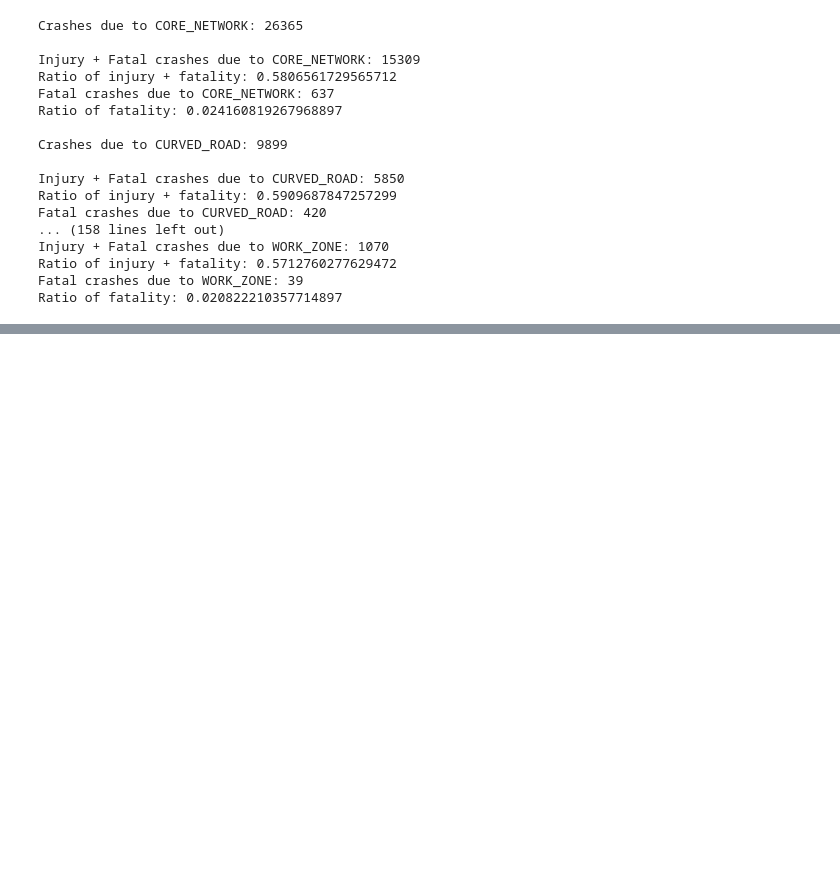
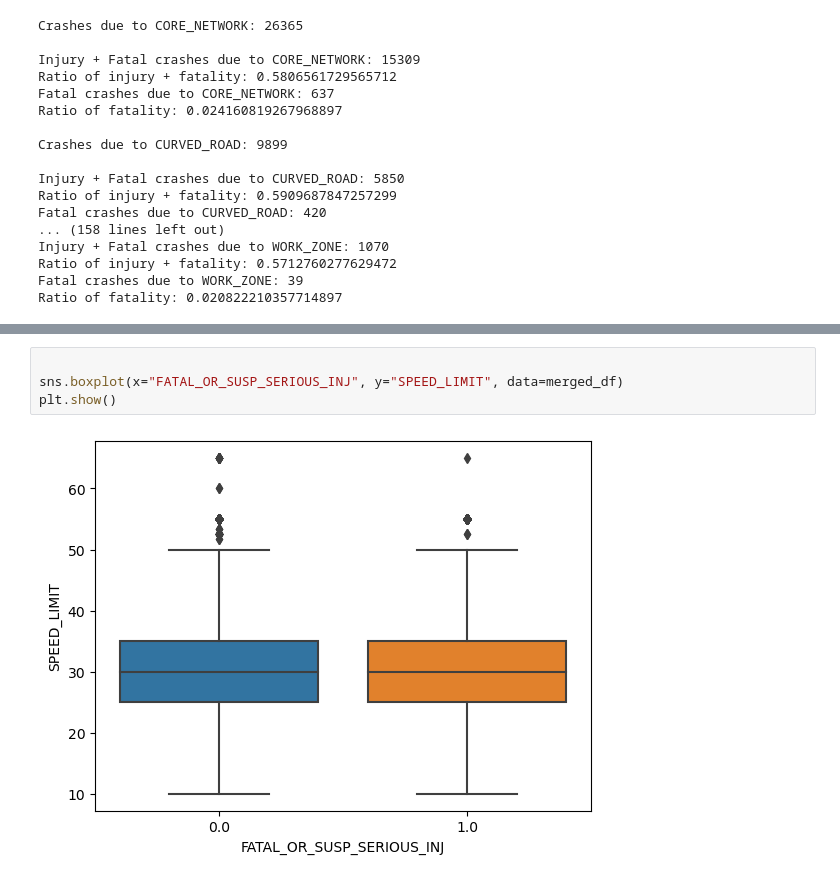
Before and after one commit to plant123456/Datathon, a Jupyter notebook: Evelyne Ong final.ipynb, the cells around one changed output, grey strips where cells are left out. Drawn from its saved outputs; the diff is of its cells as text; blank space fills up the shorter version.

```diff
--- a/Data-2.ipynb
+++ b/Evelyne Ong final.ipynb
@@ -756,0 +810,6 @@ plt.show()
+# %%
+
+sns.boxplot(x="FATAL_OR_SUSP_SERIOUS_INJ", y="SPEED_LIMIT", data=merged_df)
+plt.show()
+# %% [output]
+[figure, added]
```
Also changed, not shown: parts of 37 cells of this notebook, 1 other file.
